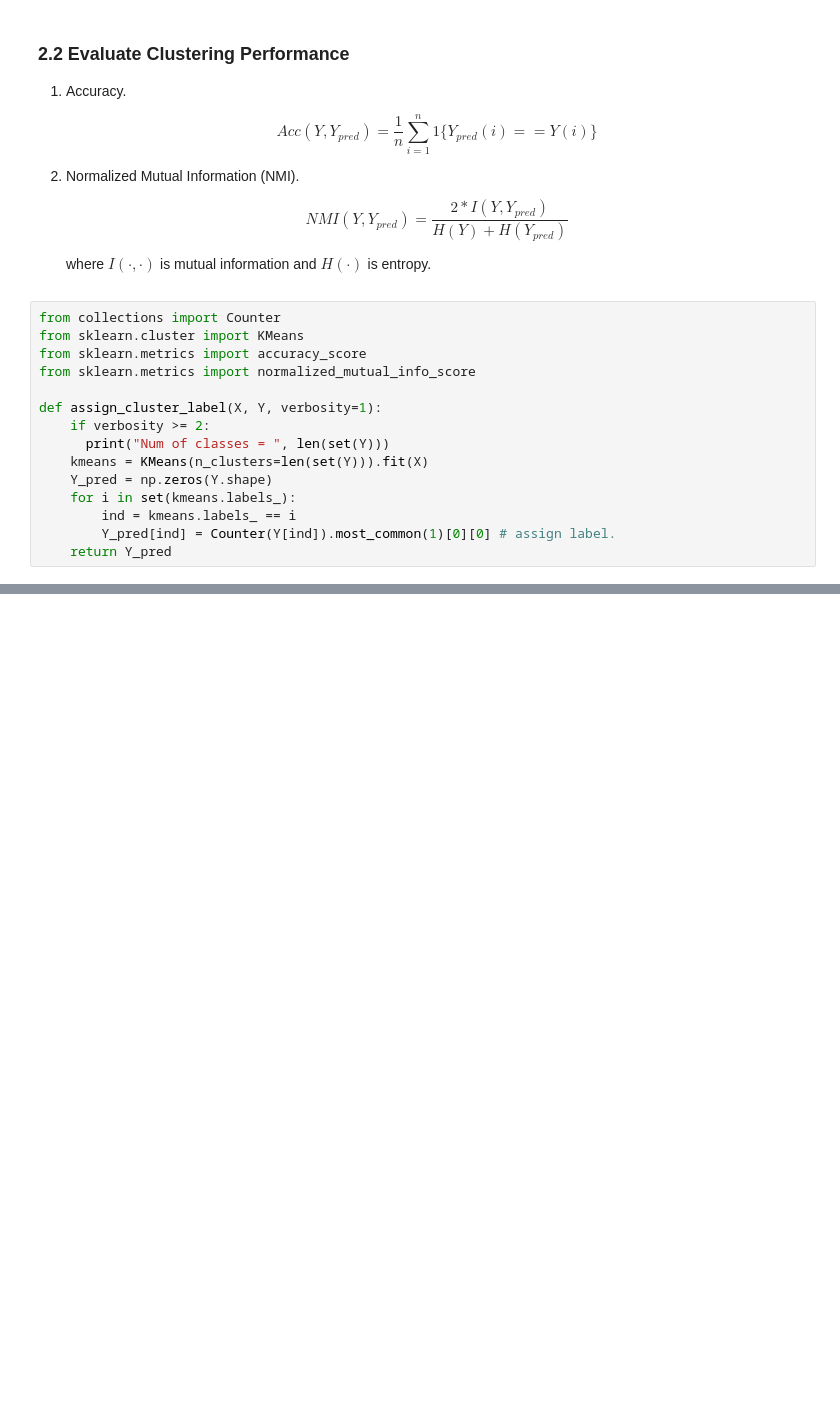
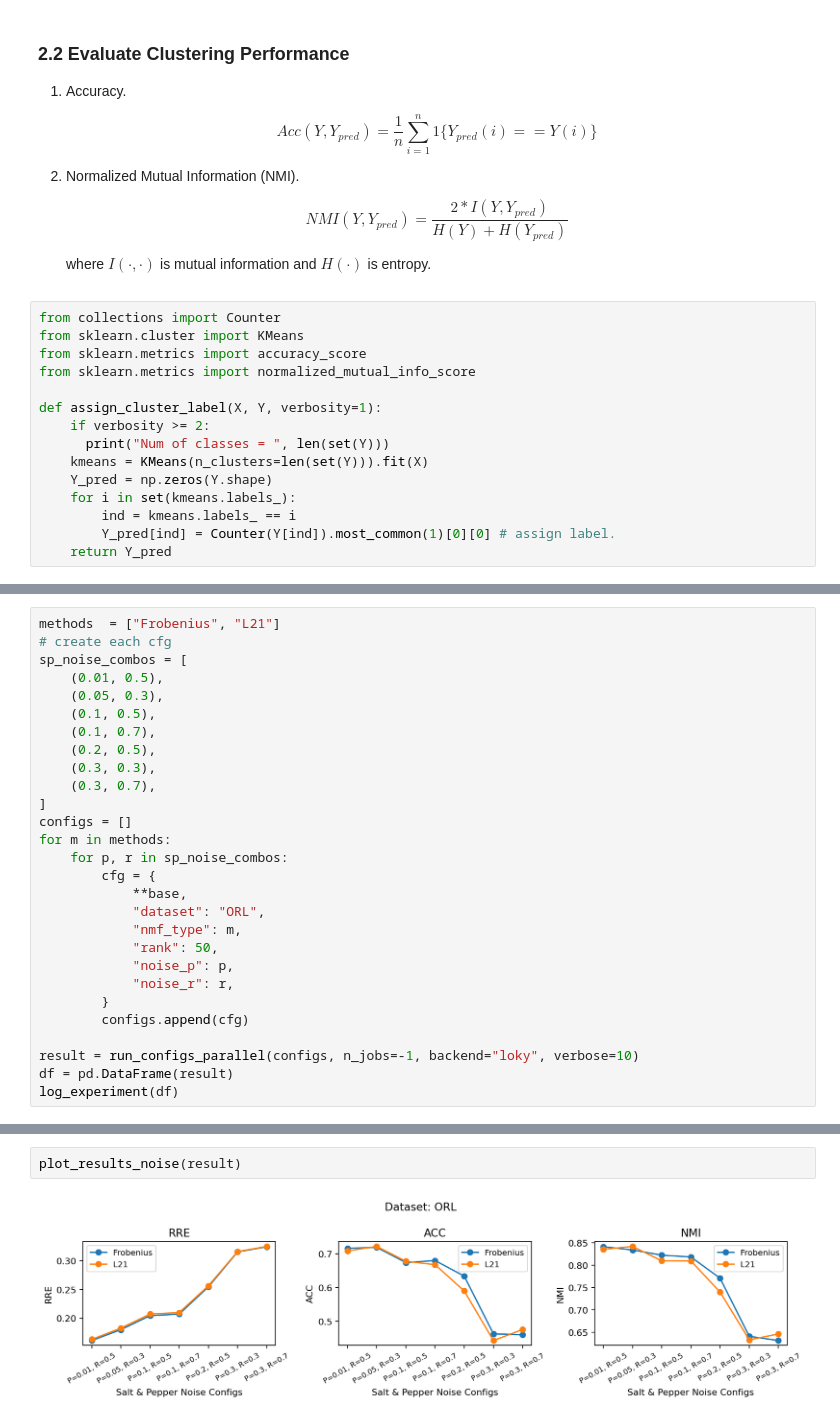
Before and after one commit to jbsaunders/comp5328-assignment-1, a Jupyter notebook: assignment1_patrick_oneblock.ipynb, the cells around one changed output, grey strips where cells are left out. Drawn from its saved outputs; the diff is of its cells as text; blank space fills up the shorter version.

```diff
--- a/assignment1_patrick_oneblock.ipynb
+++ b/assignment1_patrick_oneblock.ipynb
@@ -546,0 +793,28 @@ NMI mean: 0.7323 std: 0.0198
+# %%
+methods  = ["Frobenius", "L21"]
+# create each cfg
+sp_noise_combos = [
+    (0.01, 0.5),
+    (0.05, 0.3),
+    (0.1, 0.5),
+    (0.1, 0.7),
+    (0.2, 0.5),
+    (0.3, 0.3),
+    (0.3, 0.7),
+]
+configs = []
+for m in methods:
+    for p, r in sp_noise_combos:
+        cfg = {
+            **base,
+            "dataset": "ORL",
+            "nmf_type": m,
+            "rank": 50,
+            "noise_p": p,
+            "noise_r": r,
+        }
+        configs.append(cfg)
+
+result = run_configs_parallel(configs, n_jobs=-1, backend="loky", verbose=10)
+df = pd.DataFrame(result)
+log_experiment(df)
@@ -546,0 +829,4 @@ NMI mean: 0.7323 std: 0.0198
+# %%
+plot_results_noise(result)
+# %% [output]
+[figure, added]
```
Also changed, not shown: parts of 19 cells of this notebook.
